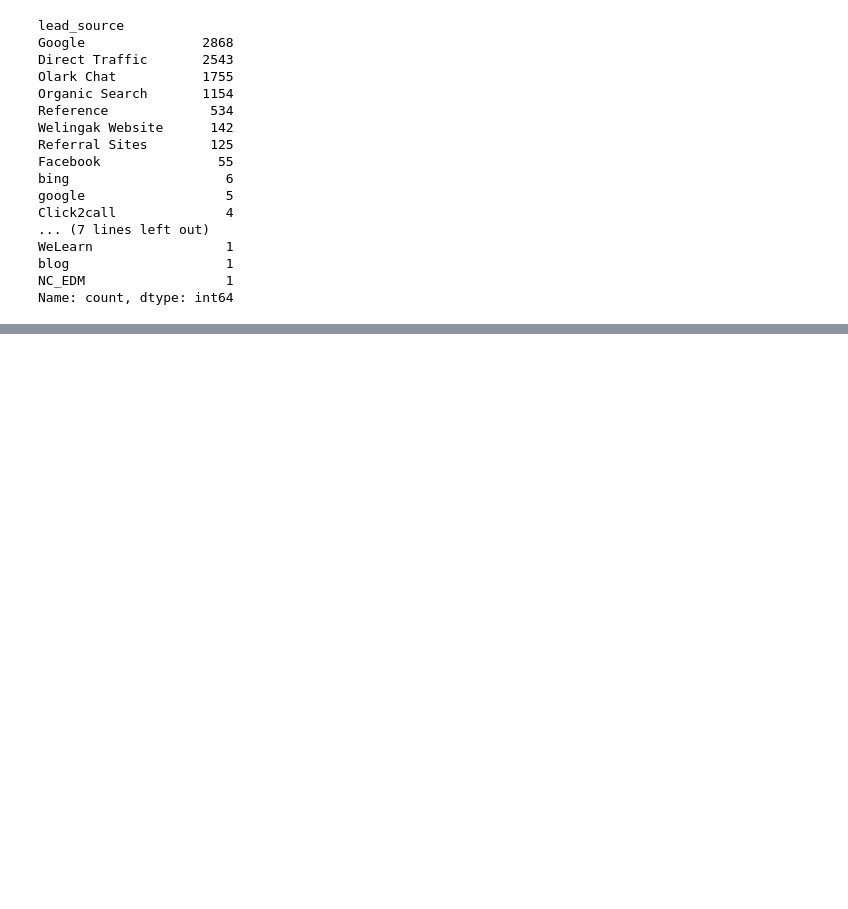
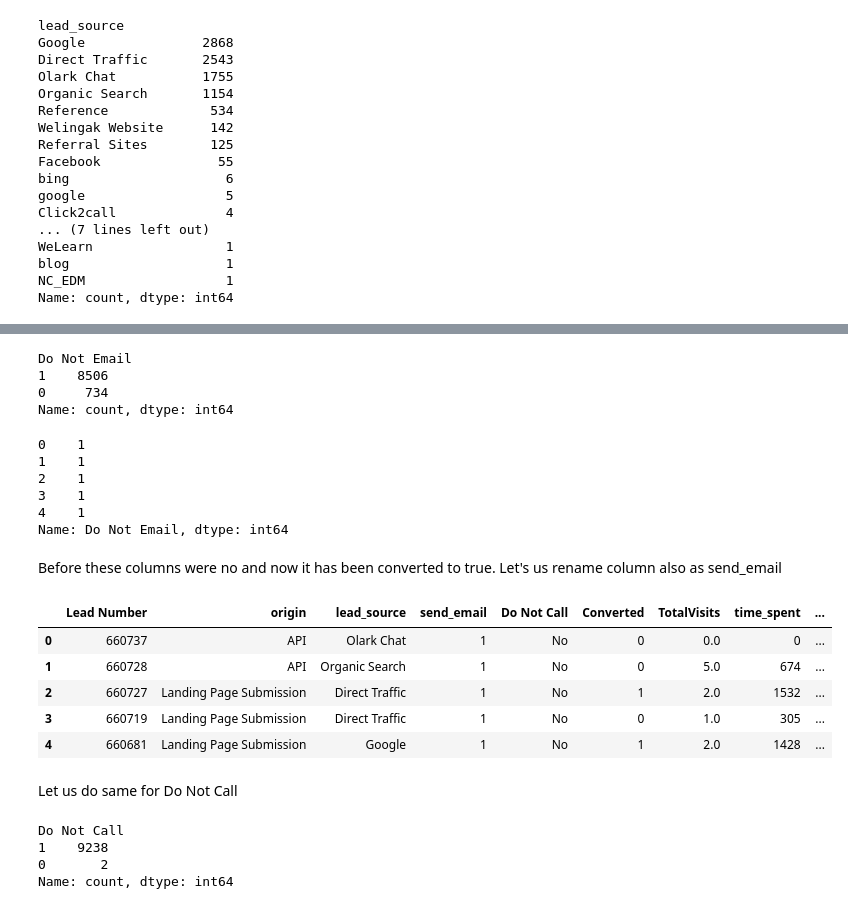
Before and after one commit to keshavRaj/LeadScoringCaseStudy, a Jupyter notebook: Lead Scoring Assignment/Lead+Case+Study.ipynb, the cells around one changed output, grey strips where cells are left out. Saved outputs shown, nothing was run; the diff lists cells and outputs as text; code cells hidden in the pictures; blank space fills up the shorter version.

```diff
--- a/Lead Scoring Assignment/Lead+Case+Study.ipynb
+++ b/Lead Scoring Assignment/Lead+Case+Study.ipynb
@@ -51,7 +51,9 @@ columns = {
     "Asymmetrique Profile Score": "asymmetric_profile_score",
     "I agree to pay the amount through cheque": "agree_paymnt_cheque",
     "A free copy of Mastering The Interview": "free_copy_mastering_the_interview",
-    "Last Notable Activity": "last_notable_activity"
+    "Last Notable Activity": "last_notable_activity",
+    "Country": "country",
+    "Specialization": "specialization"
 }
 # %%
 df.rename(columns = columns, inplace = True)
@@ -150,0 +170,41 @@ Name: count, dtype: int64
+# %%
+def yesno_to_01(x, inverted = False):
+    temp = 0
+    if inverted:
+        temp = 0 if x == "yes" else 1
+    else:
+        temp = 1 if x == "yes" else 0
+    return temp
+# %%
+df["Do Not Email"]  = df["Do Not Email"].apply(lambda x: yesno_to_01(x.lower(), inverted = True))
+# %%
+df["Do Not Email"].value_counts()
+# %% [output]
+Do Not Email
+1    8506
+0     734
+Name: count, dtype: int64
+# %%
+df["Do Not Email"].head()
+# %% [output]
+0    1
+1    1
+2    1
+3    1
+4    1
+Name: Do Not Email, dtype: int64
+# %% [markdown]
+Before these columns were no and now it has been converted to true. Let's us rename column also as send_email
+# %%
+df.rename(columns = {"Do Not Email": "send_email"}, inplace = True)
+# %%
+df.head()
+# %% [output]
+|  | Lead Number | origin | lead_source | send_email | Do Not Call | Converted | TotalVisits | time_spent | ... |
+| 0 | 660737 | API | Olark Chat | 1 | No | 0 | 0.0 | 0 | ... |
+| 1 | 660728 | API | Organic Search | 1 | No | 0 | 5.0 | 674 | ... |
+| 2 | 660727 | Landing Page Submission | Direct Traffic | 1 | No | 1 | 2.0 | 1532 | ... |
+| 3 | 660719 | Landing Page Submission | Direct Traffic | 1 | No | 0 | 1.0 | 305 | ... |
+| 4 | 660681 | Landing Page Submission | Google | 1 | No | 1 | 2.0 | 1428 | ... |
+# %% [markdown]
+Let us do same for Do Not Call
@@ -150,0 +213,7 @@ Name: count, dtype: int64
+# %%
+df["Do Not Call"].value_counts()
+# %% [output]
+Do Not Call
+1    9238
+0       2
+Name: count, dtype: int64
```
Also changed, not shown: parts of 70 cells of this notebook.
